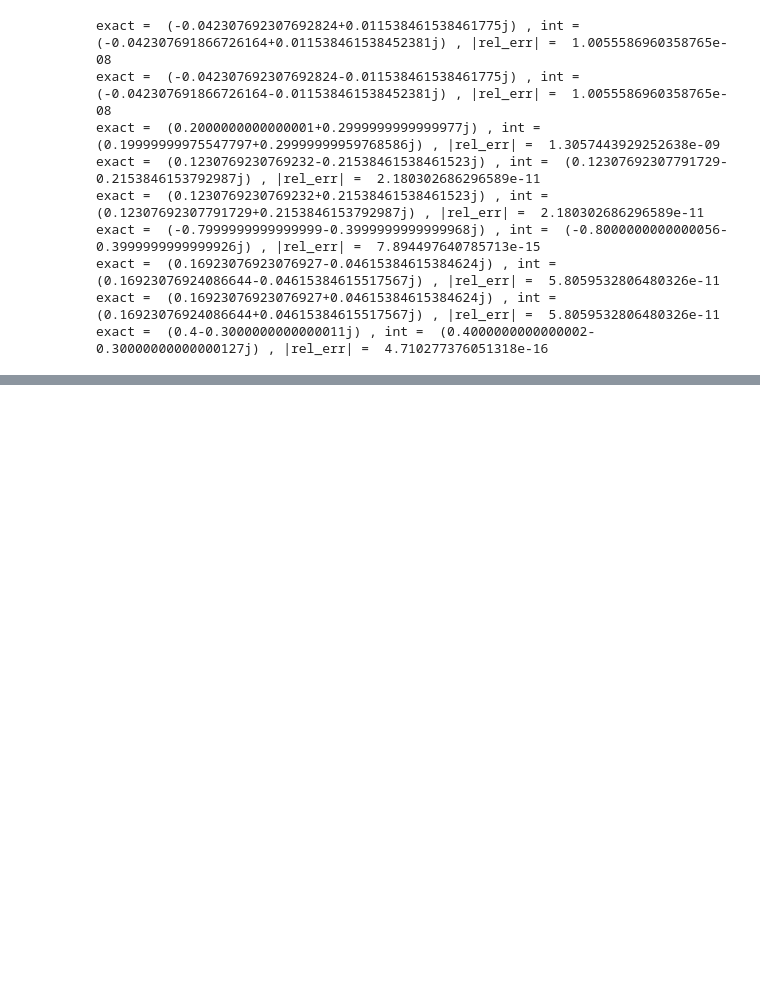
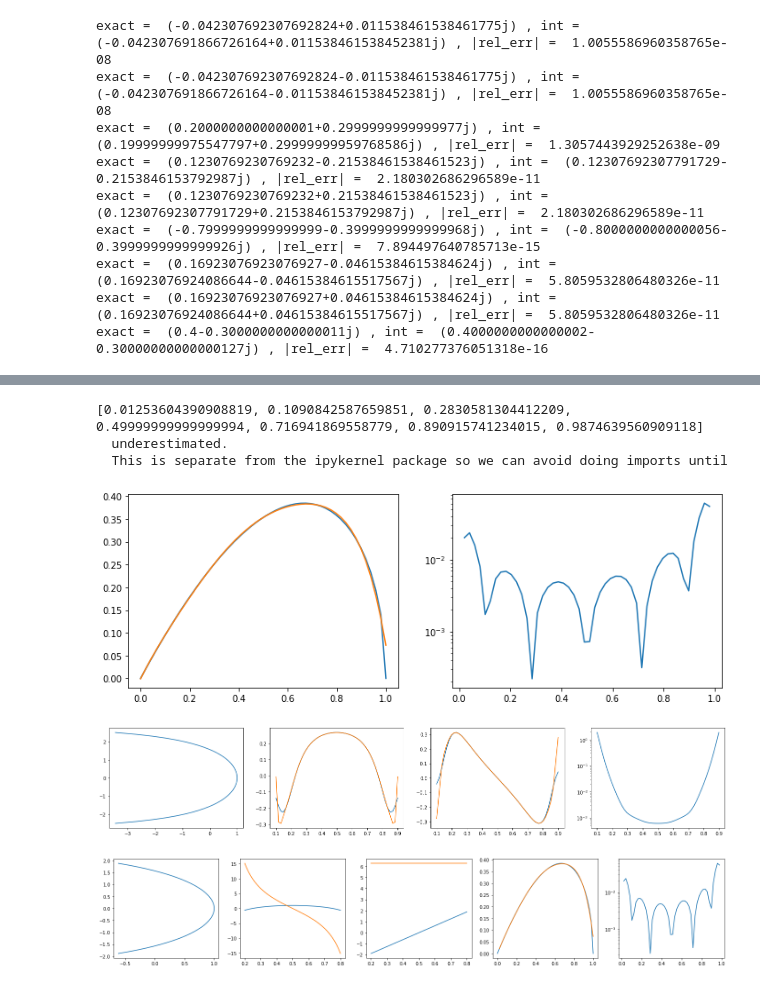
Before and after one commit to NNPDF/eko, a Jupyter notebook: jupyter/interpolation.ipynb, the cells around one changed output, grey strips where cells are left out. Drawn from its saved outputs; the diff is of its cells as text; code cells hidden in the pictures; blank space fills up the shorter version.

```diff
--- a/jupyter/interpolation.ipynb
+++ b/jupyter/interpolation.ipynb
@@ -144,0 +252,30 @@ test_iterpolation_N(get_toy_pdf_x(toy_alpha,toy_beta),get_toy_pdf_N(toy_alpha,to
+# %%
+toy_alpha = 1.
+toy_beta = .5
+#g = np.linspace(0.,1.,num=7)
+n_points = 7
+g = [.5 - .5*np.cos((2.*j+1)/(2.*n_points)*np.pi) for j in range(n_points)]
+print(g)
+test_iterpolation_x(get_toy_pdf_x(toy_alpha,toy_beta),
+                    get_Lagrange_iterpolators_x,
+                    g)
+p,j = get_path_Talbot()
+test_iterpolation_N(get_toy_pdf_x(toy_alpha,toy_beta),
+                    get_toy_pdf_N(toy_alpha,toy_beta),
+                    get_Lagrange_iterpolators_N,
+                    g,
+                    p,
+                    np.linspace(.1,.9))
+test_inv_interpolation_x(get_toy_pdf_x(toy_alpha,toy_beta),
+                         get_Lagrange_iterpolators_N,
+                         g,
+                         p,j,
+                         np.linspace(.2,.8),1e-2
+                        )
+# %% [output]
+[0.01253604390908819, 0.1090842587659851, 0.2830581304412209, 0.49999999999999994, 0.716941869558779, 0.890915741234015, 0.9874639560909118]
+  underestimated.
+  This is separate from the ipykernel package so we can avoid doing imports until
+[figure, added]
+[figure, added]
+[figure, added]
```
Also changed, not shown: parts of 8 cells of this notebook.
